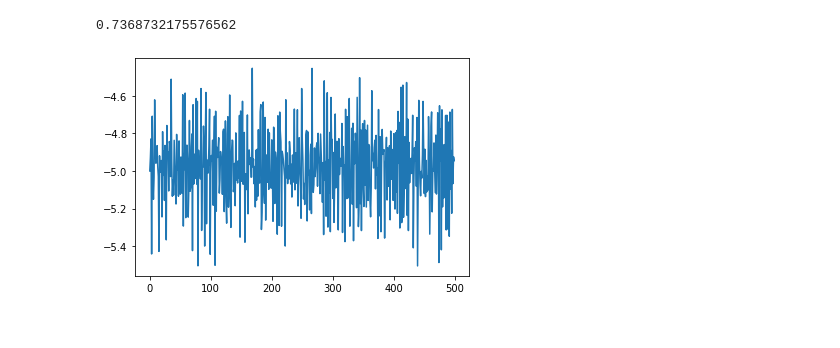
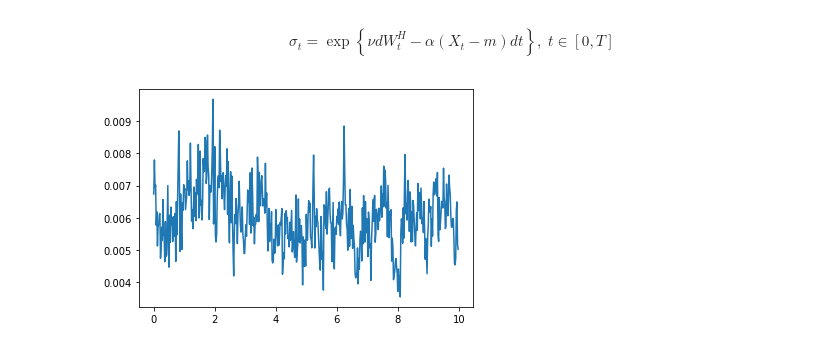
Before and after one commit to kaiboy05/fbm, a Jupyter notebook: notebooks/RFSV.ipynb, the cells around one changed output. Saved outputs shown, nothing was run; the diff lists cells and outputs as text; code cells hidden in the pictures.

Commit message:
Generated a RFSV price path

```diff
--- a/notebooks/RFSV.ipynb
+++ b/notebooks/RFSV.ipynb
@@ -5,6 +4,2 @@ from fbm.sim import naive
 import numpy as np
 import matplotlib.pyplot as plt
-# %%
-utils.bfBm_max_rho(0.1, 0.5)
-# %% [output]
-0.7368732175576562
@@ -11,20 +13,21 @@ utils.bfBm_max_rho(0.1, 0.5)
+# %% [markdown]
+$$\sigma_t = \exp \left\{ \nu dW^{H}_t - \alpha(X_t - m)dt \right\} ,\; t\in [0, T]$$
 # %%
 H = 0.1
 v = 0.3
 X0 = m = -5
 alpha = 5e-4
 T = 10
 spacing = 50
 
-fBm = naive.NaiveFBmGenerator()
+fBm = davies_harte.DaviesHarteFBmGenerator()
 fBm_path = fBm.generate_fGn(H, T*spacing) / spacing**H
 X = np.ndarray(T*spacing)
 X[0] = X0
 for i in range(1, len(X)):
-    dw = fBm_path[i] - fBm_path[i-1]
-    X[i] = X[i-1] + v*dw - alpha * (X[i-1] - m) / spacing
+    X[i] = X[i-1] + v*fBm_path[i-1] - alpha * (X[i-1] - m) / spacing
 
-plt.plot(X)
+plt.plot(np.arange(T*spacing) / spacing, np.exp(X))
 plt.show()
 # %% [output]
-[figure, old version]
+[figure, new version]
```
Also changed, not shown: parts of 4 cells of this notebook.
